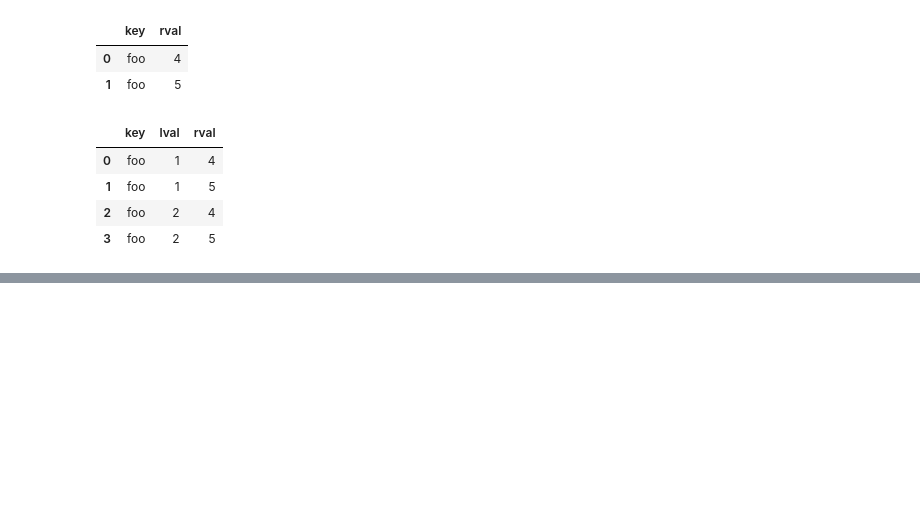
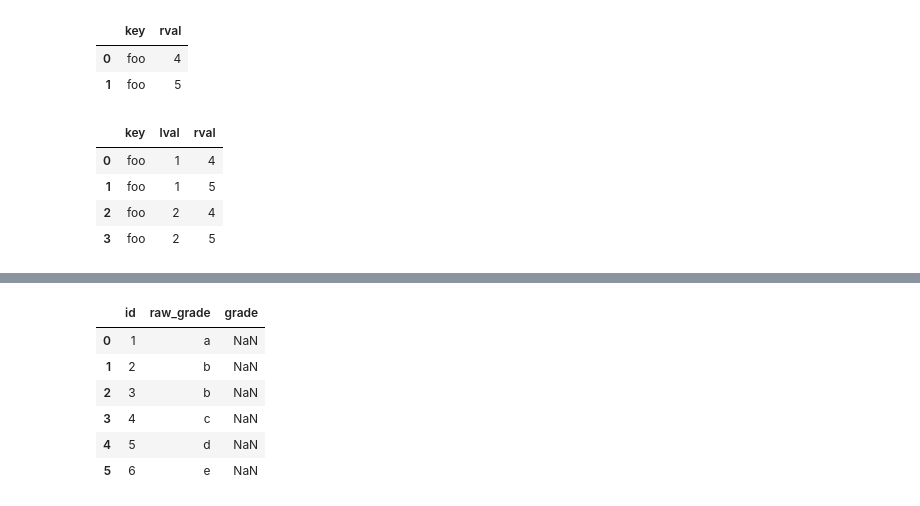
Before and after one commit to kmk4021/data_science, a Jupyter notebook: Homwork1 Pandas.ipynb, the cells around one changed output, grey strips where cells are left out. Cells and saved outputs as stored; diff of their text form; code cells hidden in the pictures; blank space fills up the shorter version.

```diff
--- a/Homwork1 Pandas.ipynb
+++ b/Homwork1 Pandas.ipynb
@@ -681,0 +774,2 @@ rng = pd.date_range('1/1/2012', periods=100, freq='S')
+# %%
+df["grade"] = df["raw_grade"].astype("category")
@@ -681,0 +787,2 @@ rng = pd.date_range('1/1/2012', periods=100, freq='S')
+# %%
+df["grade"].cat.categories = ["very good", "good", "very bad"]
@@ -681,0 +791,2 @@ rng = pd.date_range('1/1/2012', periods=100, freq='S')
+# %%
+df["grade"].cat.categories = ["very good", "good", "very bad"]
@@ -681,0 +795,2 @@ rng = pd.date_range('1/1/2012', periods=100, freq='S')
+# %%
+df["grade"]=df["grade"].cat.set_categories(["very bad", "bad", "medium", "good", "very good"])
@@ -681,0 +808,10 @@ rng = pd.date_range('1/1/2012', periods=100, freq='S')
+# %%
+df.sort("grade")
+# %% [output]
+|  | id | raw_grade | grade |
+| 0 | 1 | a | NaN |
+| 1 | 2 | b | NaN |
+| 2 | 3 | b | NaN |
+| 3 | 4 | c | NaN |
+| 4 | 5 | d | NaN |
+| 5 | 6 | e | NaN |
```
Also changed, not shown: parts of 91 cells of this notebook.
